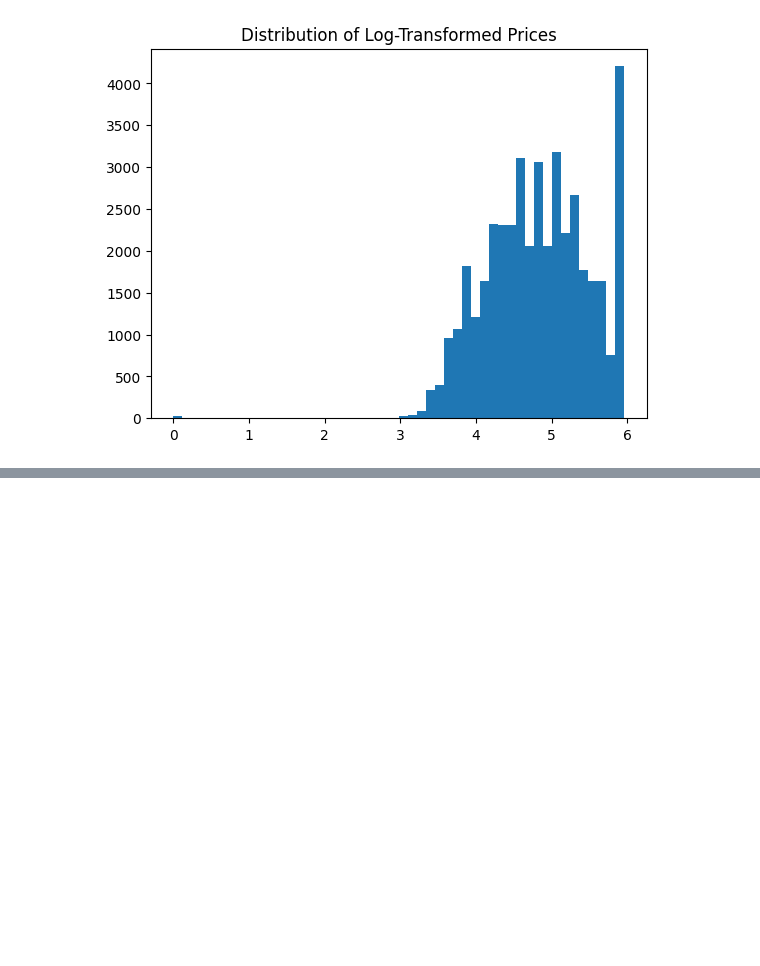
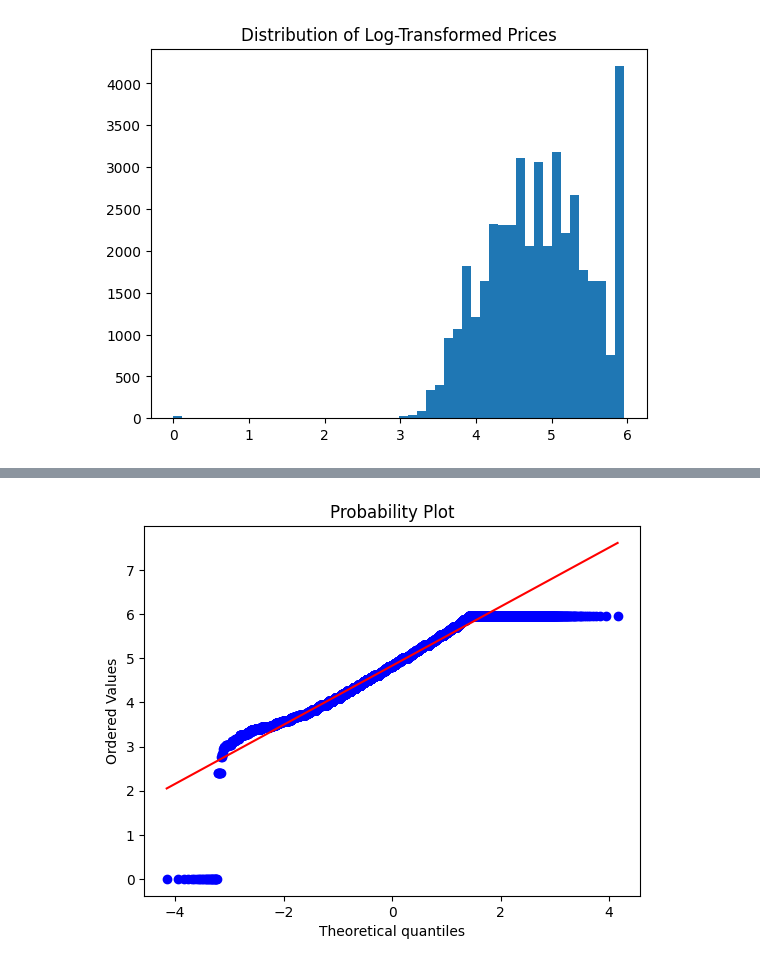
Before and after one commit to PraveenDevinda20/Air_bnb_price_prediction, a Jupyter notebook: research/research.ipynb, the cells around one changed output, grey strips where cells are left out. Drawn from its saved outputs; the diff is of its cells as text; code cells hidden in the pictures; blank space fills up the shorter version.

```diff
--- a/research/research.ipynb
+++ b/research/research.ipynb
@@ -170,0 +181,6 @@ plt.show()
+# %%
+import scipy.stats as stats
+stats.probplot(data["price_log"], dist="norm", plot=plt)
+plt.show()
+# %% [output]
+[figure, added]
```
Also changed, not shown: parts of 28 cells of this notebook, 1 other file.
